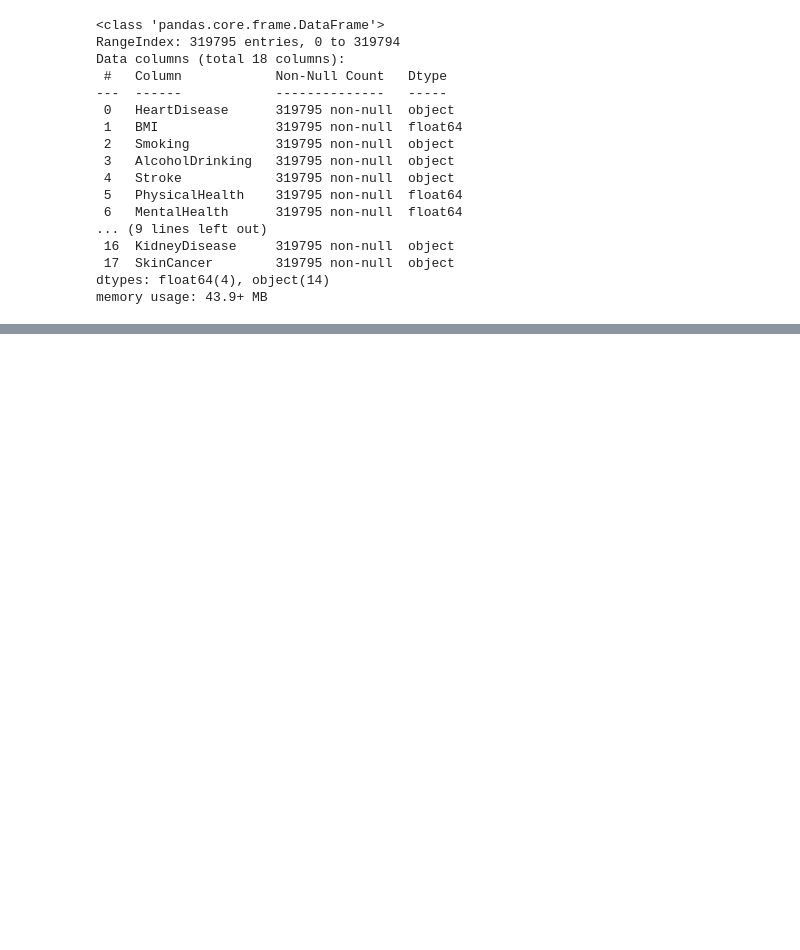
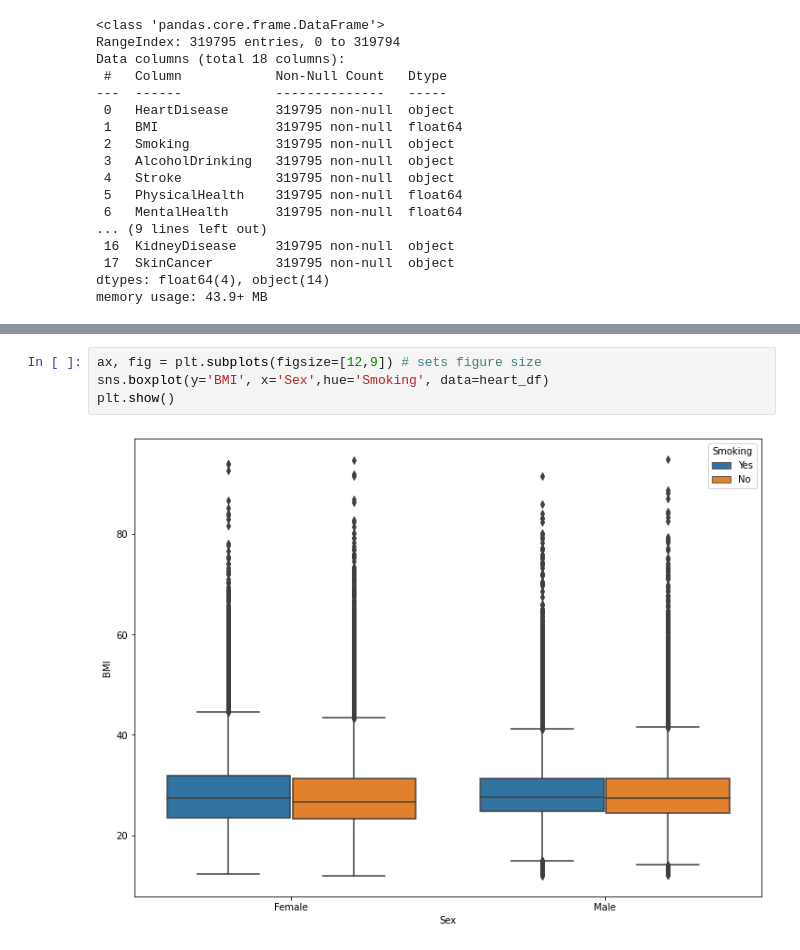
Before and after one commit to Nasheya98/final-project, a Jupyter notebook: notebook.ipynb, the cells around one changed output, grey strips where cells are left out. Saved outputs shown, nothing was run; the diff lists cells and outputs as text; blank space fills up the shorter version.

```diff
--- a/notebook.ipynb
+++ b/notebook.ipynb
@@ -47,3 +74,9 @@ memory usage: 43.9+ MB
+# %%
+ax, fig = plt.subplots(figsize=[12,9]) # sets figure size
+sns.boxplot(y='BMI', x='Sex',hue='Smoking', data=heart_df)
+plt.show()
+# %% [output]
+[figure, added]
 # %% [markdown]
 <a style='text-decoration:none;line-height:16px;display:flex;color:#5B5B62;padding:10px;justify-content:end;' href='https://deepnote.com?utm_source=created-in-deepnote-cell&projectId=5032a196-dce0-4509-a217-2b2b4586d05b' target="_blank">
 <img alt='Created in deepnote.com' style='display:inline;max-height:16px;margin:0px;margin-right:7.5px;' src='embedded-picture-1' > </img>
```
Also changed, not shown: parts of 8 cells of this notebook.
